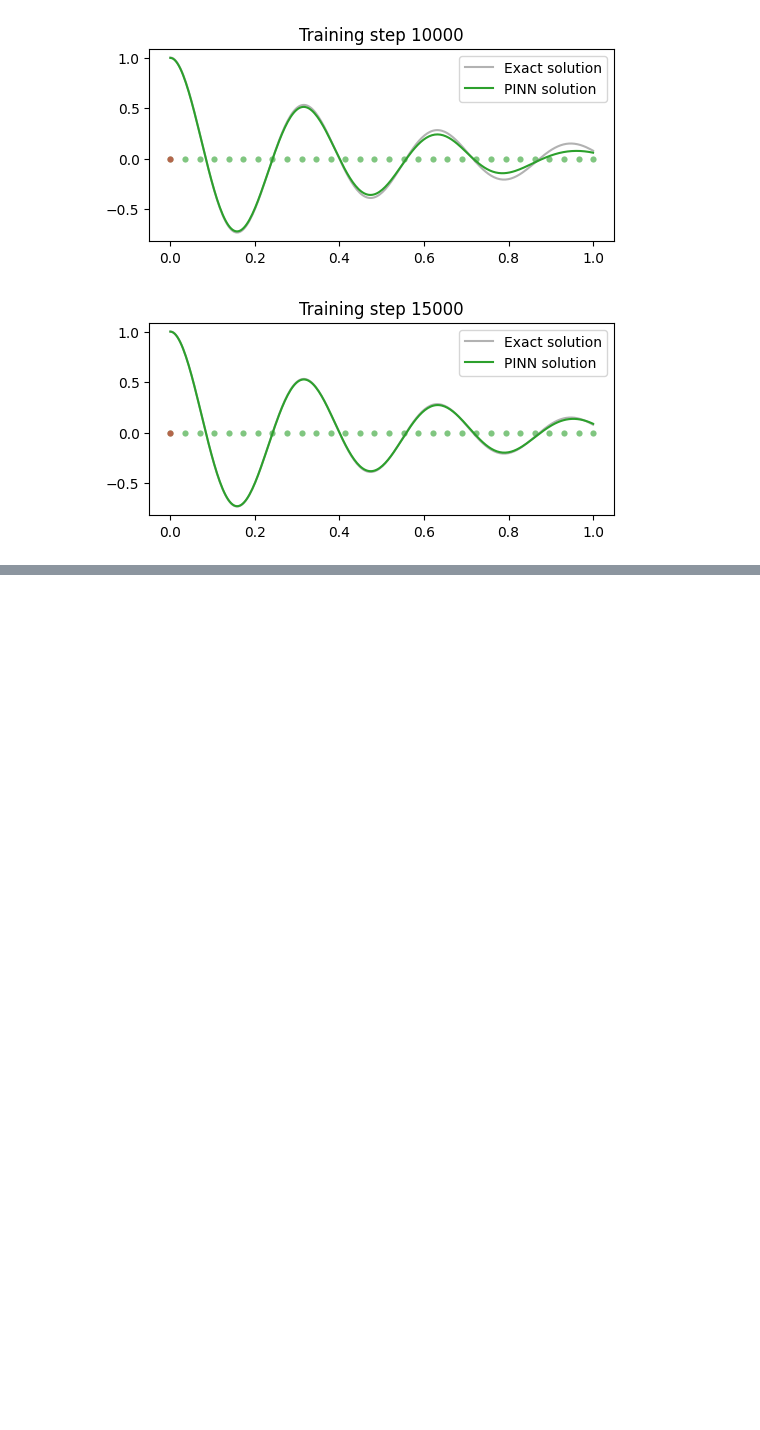
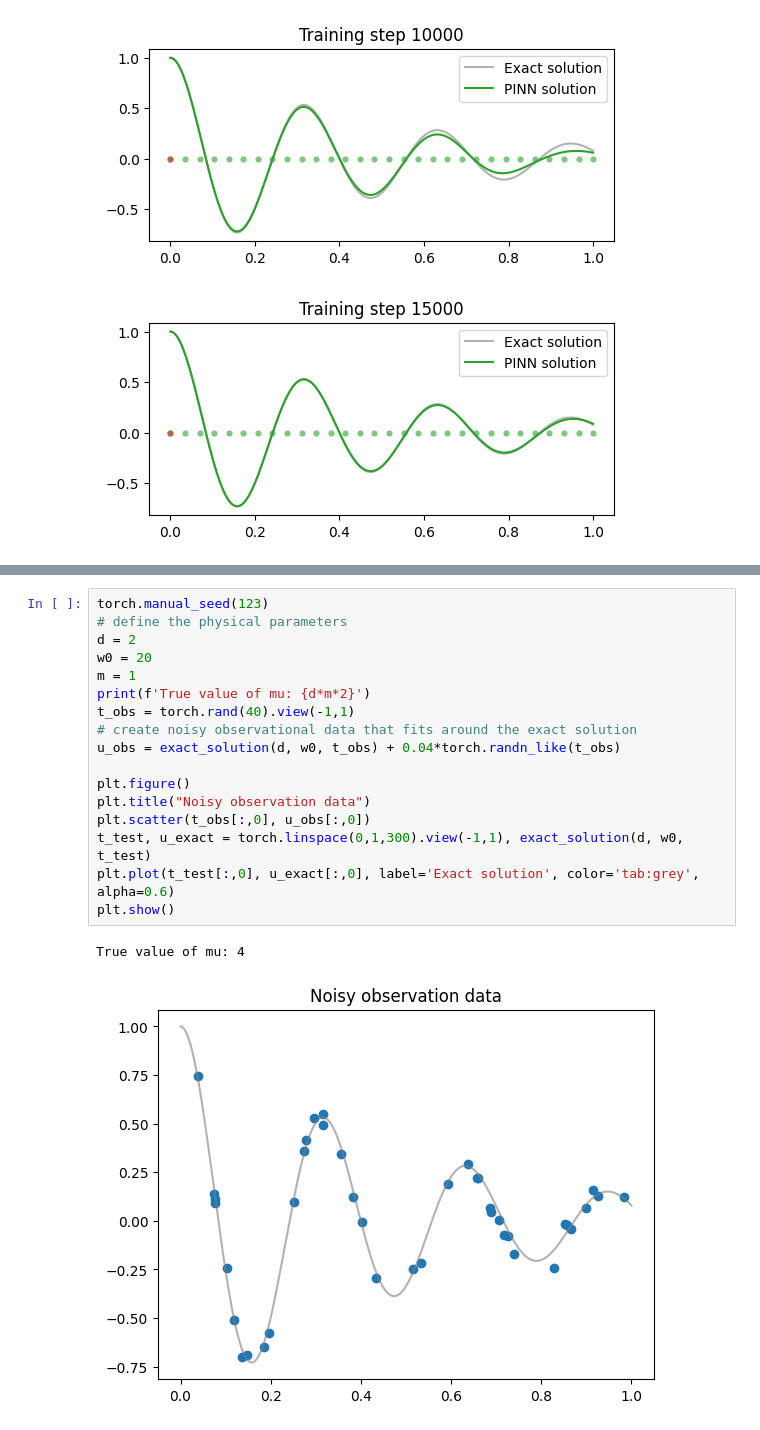
Before and after one commit to duck-wad/Neural-Networks-Introduction, a Jupyter notebook: Harmonic_Oscillator_PINN.ipynb, the cells around one changed output, grey strips where cells are left out. Cells and saved outputs as stored; diff of their text form; blank space fills up the shorter version.

```diff
--- a/Harmonic_Oscillator_PINN.ipynb
+++ b/Harmonic_Oscillator_PINN.ipynb
@@ -171,0 +188,20 @@ for epoch in range(epochs+1):
+# %%
+torch.manual_seed(123)
+# define the physical parameters
+d = 2
+w0 = 20
+m = 1
+print(f'True value of mu: {d*m*2}')
+t_obs = torch.rand(40).view(-1,1)
+# create noisy observational data that fits around the exact solution
+u_obs = exact_solution(d, w0, t_obs) + 0.04*torch.randn_like(t_obs)
+
+plt.figure()
+plt.title("Noisy observation data")
+plt.scatter(t_obs[:,0], u_obs[:,0])
+t_test, u_exact = torch.linspace(0,1,300).view(-1,1), exact_solution(d, w0, t_test)
+plt.plot(t_test[:,0], u_exact[:,0], label='Exact solution', color='tab:grey', alpha=0.6)
+plt.show()
+# %% [output]
+True value of mu: 4
+[figure, added]
```
Also changed, not shown: parts of 4 cells of this notebook.
